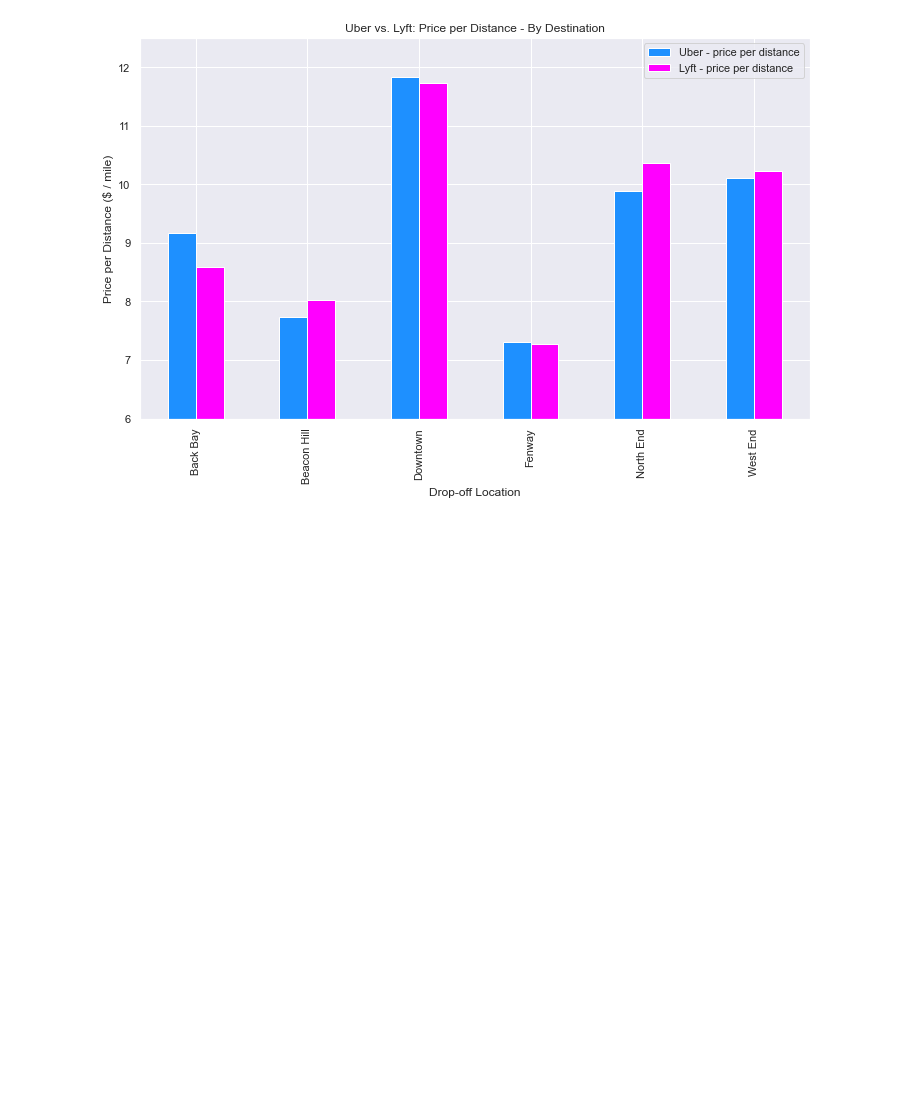
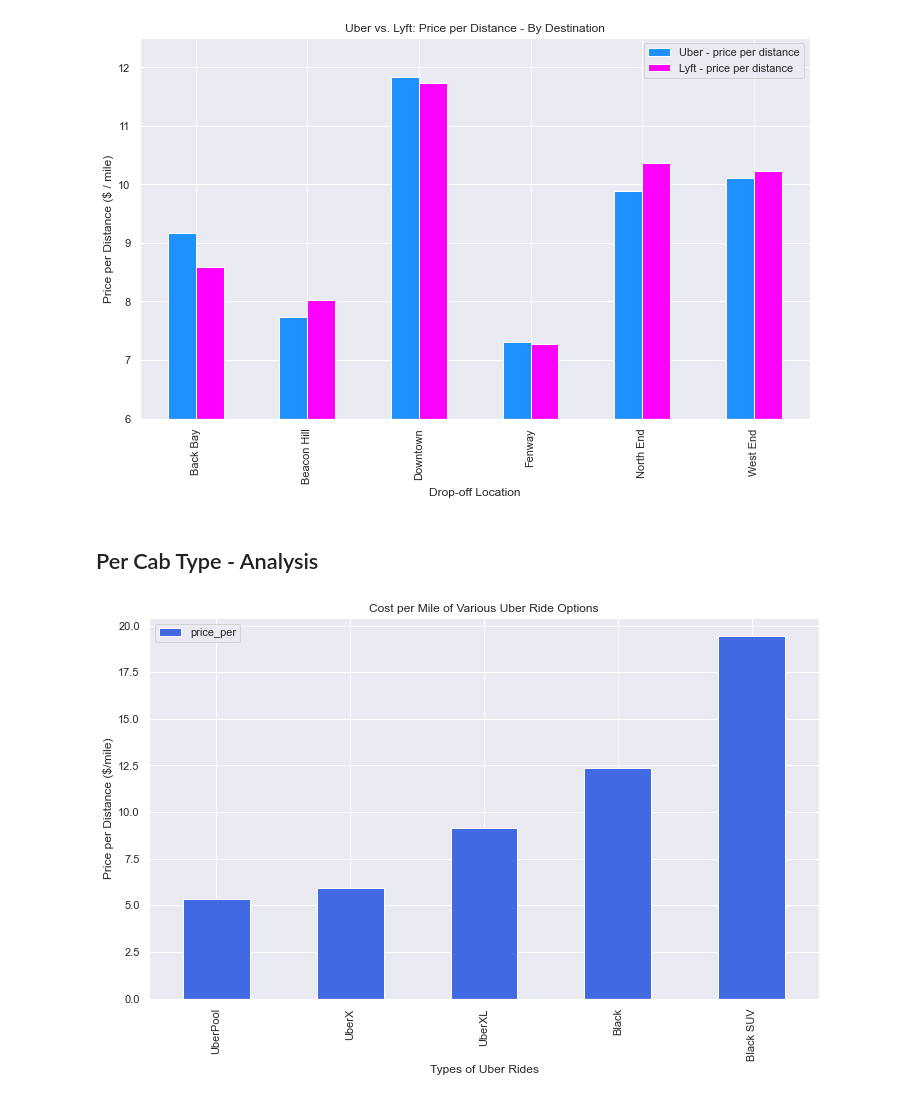
Before and after one commit to bburkey0425/rideshare_proj_DSA, a Jupyter notebook: Downloads/python_proj_rideshare/python_proj_rideshare.ipynb, the cells around one changed output. Saved outputs shown, nothing was run; the diff lists cells and outputs as text; code cells hidden in the pictures; blank space fills up the shorter version.

Commit message:
Last commit for the main jupyter notebook - Added ride type section

```diff
--- a/Downloads/python_proj_rideshare/python_proj_rideshare.ipynb
+++ b/Downloads/python_proj_rideshare/python_proj_rideshare.ipynb
@@ -808,3 +807,17 @@ plt.ylim([6,12.5])
 plt.savefig('dest_bar.png', dpi=300, bbox_inches='tight')
 # %% [output]
 [figure]
+# %% [markdown]
+## Per Cab Type - Analysis
+# %%
+# Create groupby and drop row for WAV (handicapped friendly) - no equivalent in Lyft groupby
+uber_type = df_uber.groupby(['name']).agg({'price_per':'mean'})
+uber_type.drop(['WAV'], inplace=True)
+# %%
+# Order Uber ride options in ascending order based on type
+uber_type_order = {'UberPool':0, 'UberX':1, 'UberXL':2, 'Black':3, 'Black SUV':4}
+uber_type_sorted = uber_type.groupby(['name']).agg({'price_per':'mean'}).sort_values(by='name', key=lambda x: x.map(uber_type_order)).plot(kind='bar', xlabel='Types of Uber Rides', ylabel='Price per Distance ($/mile)', title = 'Cost per Mile of Various Uber Ride Options', color='royalblue')
+
+plt.savefig('Price per Mile by Type.png', dpi=300, bbox_inches='tight')
+# %% [output]
+[figure, added]
```
Also changed, not shown: parts of 11 cells of this notebook.
